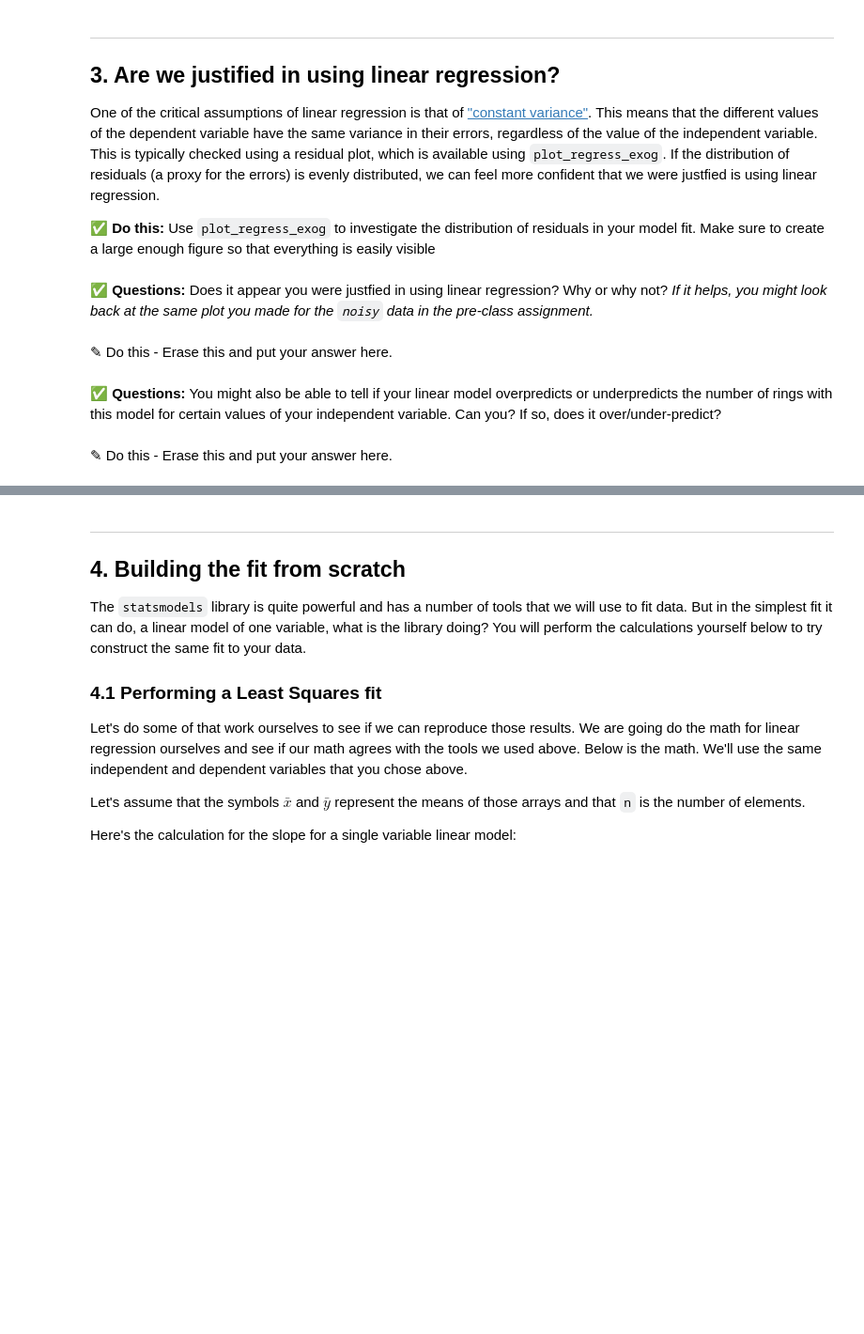
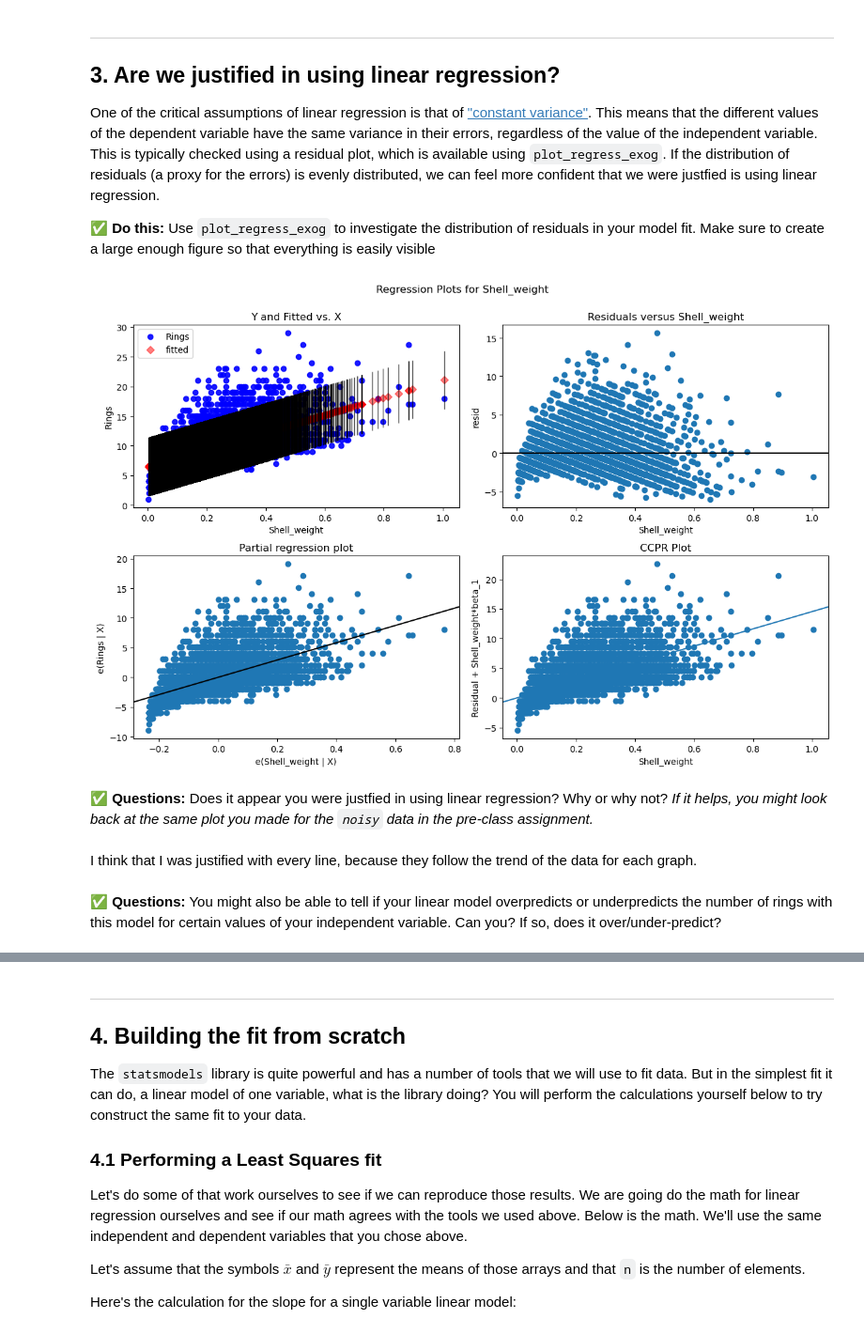
Before and after one commit to Justinwagner371/CMSE202-f25-turnin, a Jupyter notebook: Day-13/Day-13_In-Class-Regression-STUDENT.ipynb, the cells around one changed output, grey strips where cells are left out. Shown: that part at 94% size. Saved outputs shown, nothing was run; the diff lists cells and outputs as text; code cells hidden in the pictures; blank space fills up the shorter version.

```diff
--- a/Day-13/Day-13_In-Class-Regression-STUDENT.ipynb
+++ b/Day-13/Day-13_In-Class-Regression-STUDENT.ipynb
@@ -137,3 +210,5 @@ While this model has provided the slope and intercept for the fit, it has not su
 **&#9989; Do this:** Print the statistics associated with your fit. Comment below that on how well the fit is for the data.
 # %%
 # put your code here
+model = sm.OLS(Y, X).fit()
+print(model.summary())
@@ -173,12 +274,14 @@ One of the critical assumptions of linear regression is that of ["constant varia
 **&#9989; Do this:** Use `plot_regress_exog` to investigate the distribution of residuals in your model fit. Make sure to create a large enough figure so that everything is easily visible
 # %%
 # put your code here
-fig = plt.figure(figsize= ??? )
+fig = plt.figure(figsize=(12, 8))
+sm.graphics.plot_regress_exog(model, "Shell_weight", fig=fig)
+plt.show()
+# %% [output]
+[figure, added]
 # %% [markdown]
 **&#9989; Questions:** Does it appear you were justfied in using linear regression? Why or why not? _If it helps, you might look back at the same plot you made for the `noisy` data in the pre-class assignment._
-# %% [markdown]
-<font size=+3>&#9998;</font> Do this - Erase this and put your answer here.
+# %% [markdown]
+I think that I was justified with every line, because they follow the trend of the data for each graph.
 # %% [markdown]
 **&#9989; Questions:**  You might also be able to tell if your linear model overpredicts or underpredicts the number of rings with this model for certain values of your independent variable. Can you? If so, does it over/under-predict?
-# %% [markdown]
-<font size=+3>&#9998;</font> Do this - Erase this and put your answer here.
```
Also changed, not shown: parts of 33 cells of this notebook, 16 other files.
